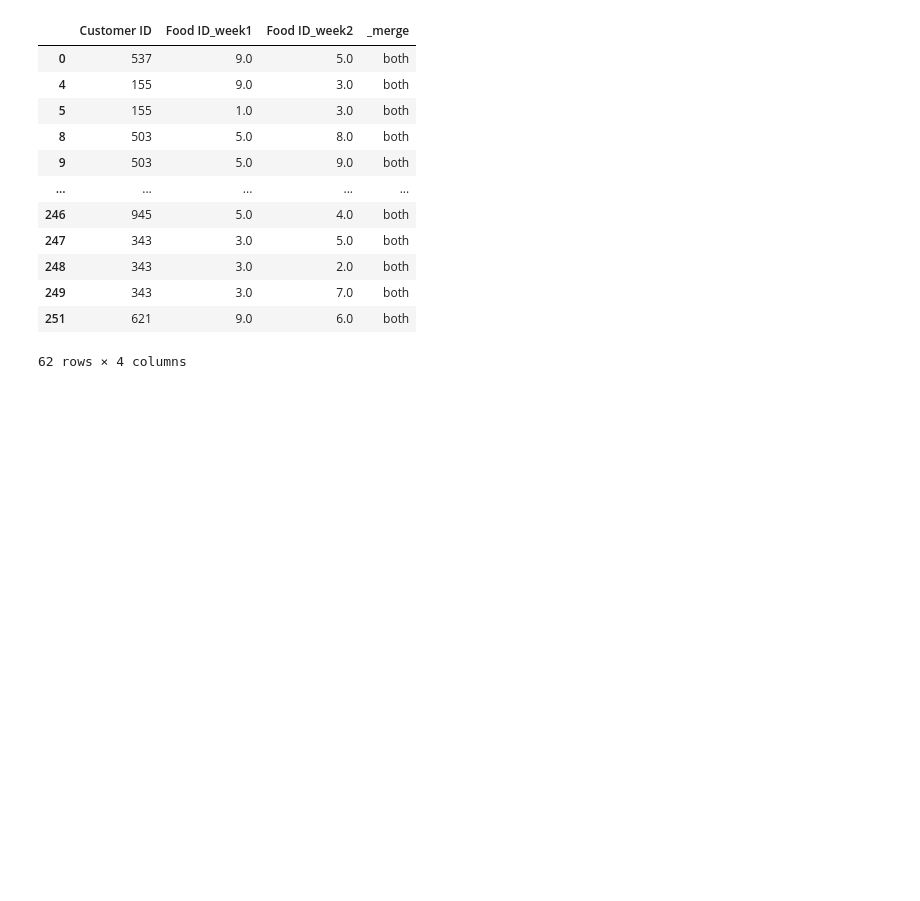
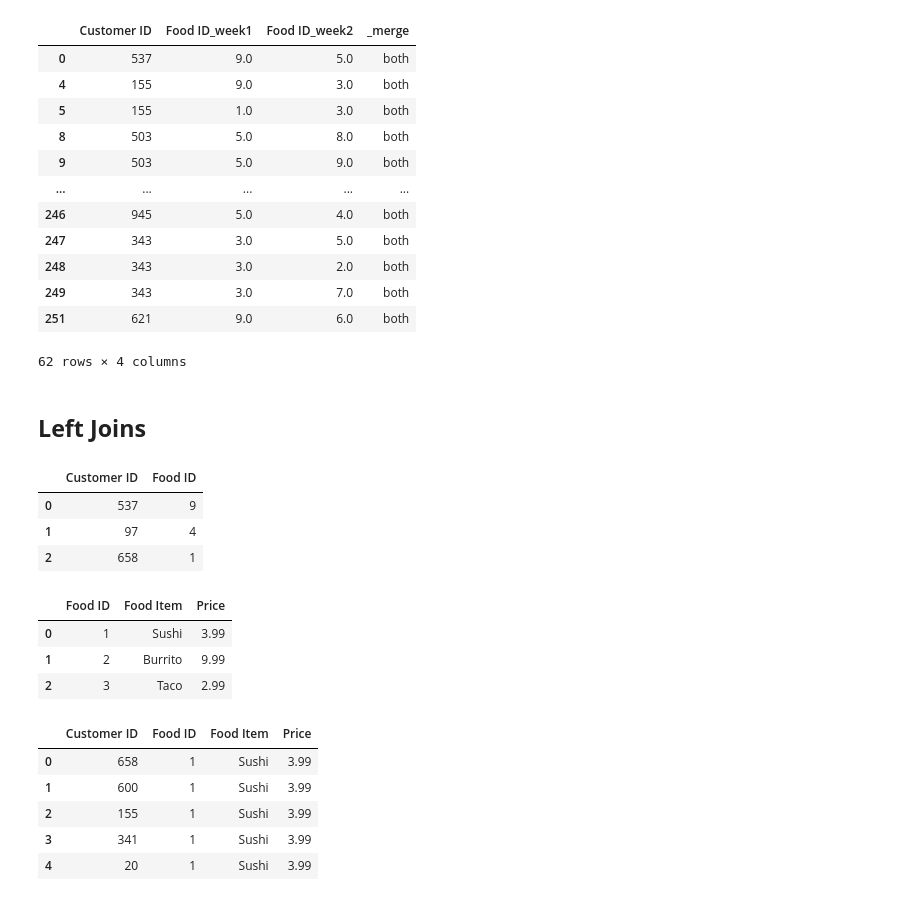
Before and after one commit to lukemariano/-I-love-pandas, a Jupyter notebook: pandas/merging_join_concatening_section.ipynb, the cells around one changed output. Drawn from its saved outputs; the diff is of its cells as text; code cells hidden in the pictures; blank space fills up the shorter version.

Commit message:
utilizando o left join para realizar junções com o método merge() + sort parameter

```diff
--- a/pandas/merging_join_concatening_section.ipynb
+++ b/pandas/merging_join_concatening_section.ipynb
@@ -299,3 +299,35 @@ merged[~left_right]
 | 249 | 343 | 3.0 | 7.0 | both |
 | 251 | 621 | 9.0 | 6.0 | both |
 62 rows × 4 columns
+# %% [markdown]
+## **Left Joins**
+# %%
+week1 = pd.read_csv("Restaurant - Week 1 Sales.csv")
+week2 = pd.read_csv("Restaurant - Week 2 Sales.csv")
+customers = pd.read_csv("Restaurant - Customers.csv")
+foods = pd.read_csv("Restaurant - Foods.csv")
+# %%
+week1.head(3)
+# %% [output]
+|  | Customer ID | Food ID |
+| 0 | 537 | 9 |
+| 1 | 97 | 4 |
+| 2 | 658 | 1 |
+# %%
+foods.head(3)
+# %% [output]
+|  | Food ID | Food Item | Price |
+| 0 | 1 | Sushi | 3.99 |
+| 1 | 2 | Burrito | 9.99 |
+| 2 | 3 | Taco | 2.99 |
+# %%
+week1 = week1.merge(right = foods, how = "left", on = "Food ID", sort = True) # O parâmetro "sort" vai ordenar os valores da nossa "match column"
+# %%
+week1.head()
+# %% [output]
+|  | Customer ID | Food ID | Food Item | Price |
+| 0 | 658 | 1 | Sushi | 3.99 |
+| 1 | 600 | 1 | Sushi | 3.99 |
+| 2 | 155 | 1 | Sushi | 3.99 |
+| 3 | 341 | 1 | Sushi | 3.99 |
+| 4 | 20 | 1 | Sushi | 3.99 |
```
